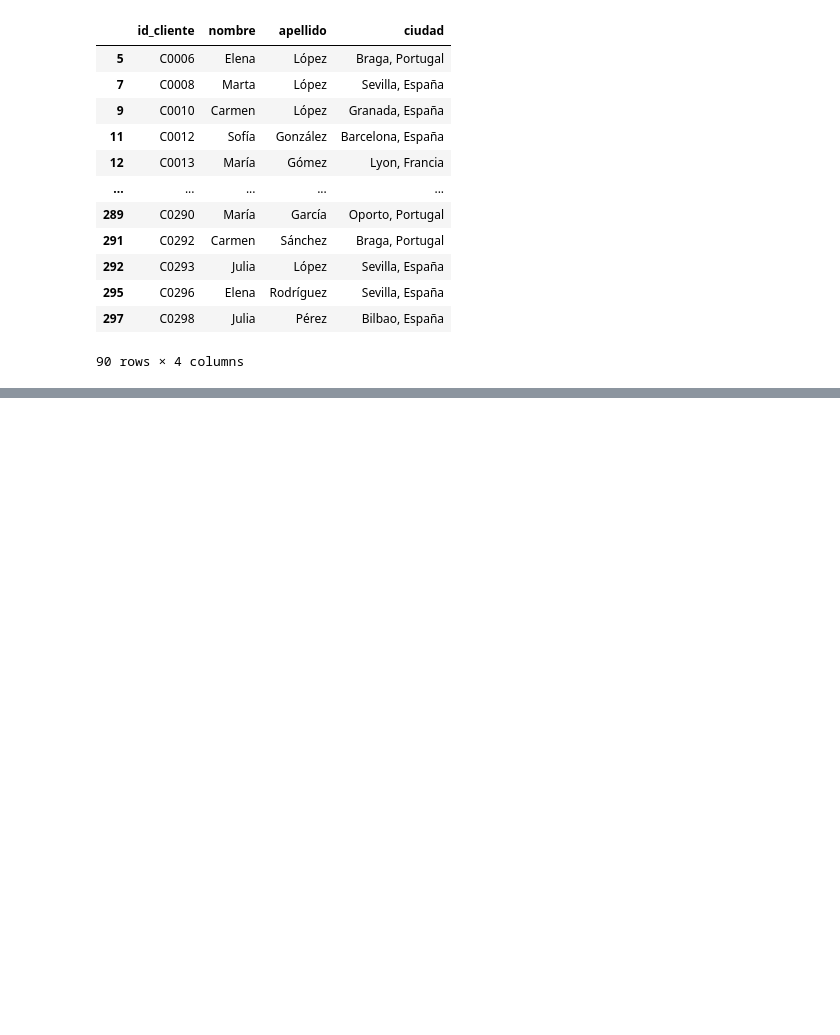
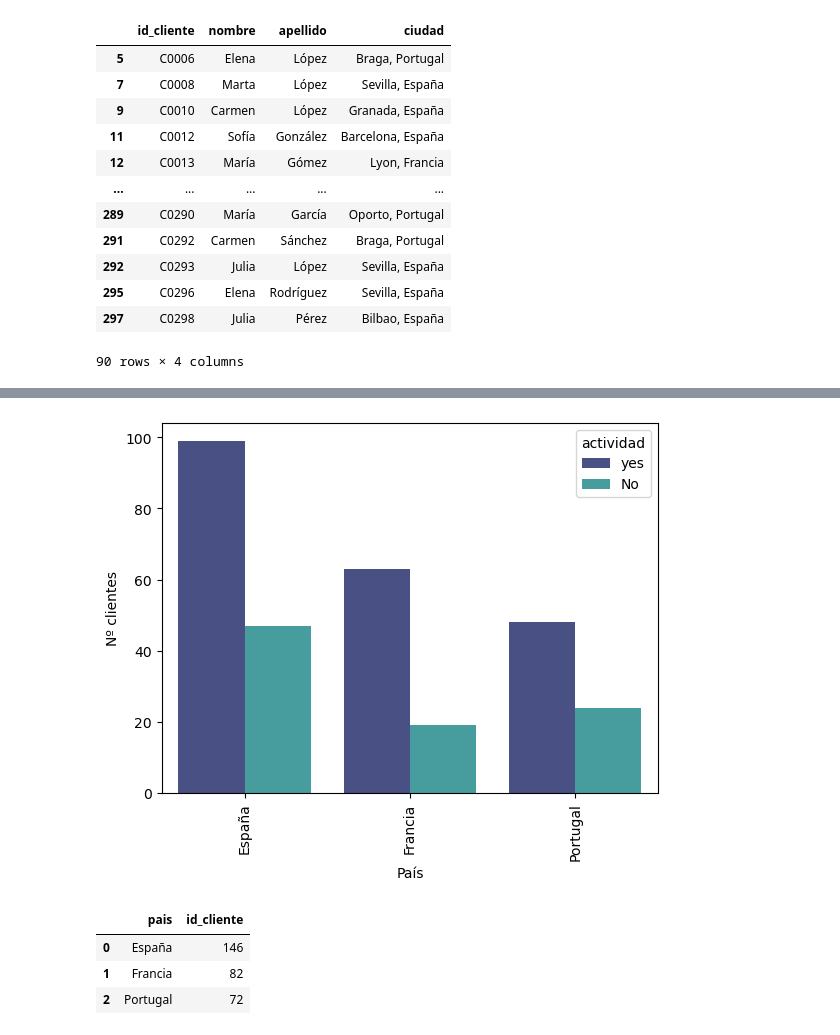
Before and after one commit to Margamtr/Proyect_DTS, a Jupyter notebook: visualizacion_datos.ipynb, the cells around one changed output, grey strips where cells are left out. Cells and saved outputs as stored; diff of their text form; code cells hidden in the pictures; blank space fills up the shorter version.

Commit message:
actualizacion visualizaciones clientes

```diff
--- a/visualizacion_datos.ipynb
+++ b/visualizacion_datos.ipynb
@@ -45,7 +47,7 @@ print(f'Porcentaje de clientes registrados que han realizado alguna compra o tra
 Porcentaje de clientes registrados que han realizado alguna compra o transacción es de 70.0 %
 # %%
 #Creamos un df que indique si un cliente s activo( ha realizado alguna compra o no)
-df_actividad_clientes=df_metricas.merge(right=df_clientes, how='right',on='id_cliente')[['id_cliente','primera_compra']]
+df_actividad_clientes=df_metricas.merge(right=df_clientes, how='right',on='id_cliente')
 df_actividad_clientes['actividad']=df_actividad_clientes['primera_compra'].apply(lambda x: 'No' if pd.isna(x) else 'yes')
 # %%
 df_actividad_clientes.sample(10)
@@ -105,0 +113,2 @@ df_clientes_no_activos
+# %%
+df_actividad_clientes[['ciudad','pais']]=df_actividad_clientes['ciudad'].str.split(', ', expand=True)
@@ -105,0 +124,10 @@ df_clientes_no_activos
+# %%
+sns.countplot(x='pais',
+            data= df_actividad_clientes,
+            palette="mako",
+            hue= "actividad")
+plt.xticks(rotation = 90)
+plt.xlabel("País")
+plt.ylabel("Nº clientes");
+# %% [output]
+[figure, added]
@@ -105,0 +136,7 @@ df_clientes_no_activos
+# %%
+df_activida_pais
+# %% [output]
+|  | pais | id_cliente |
+| 0 | España | 146 |
+| 1 | Francia | 82 |
+| 2 | Portugal | 72 |
```
Also changed, not shown: parts of 7 cells of this notebook, 2 other files.
